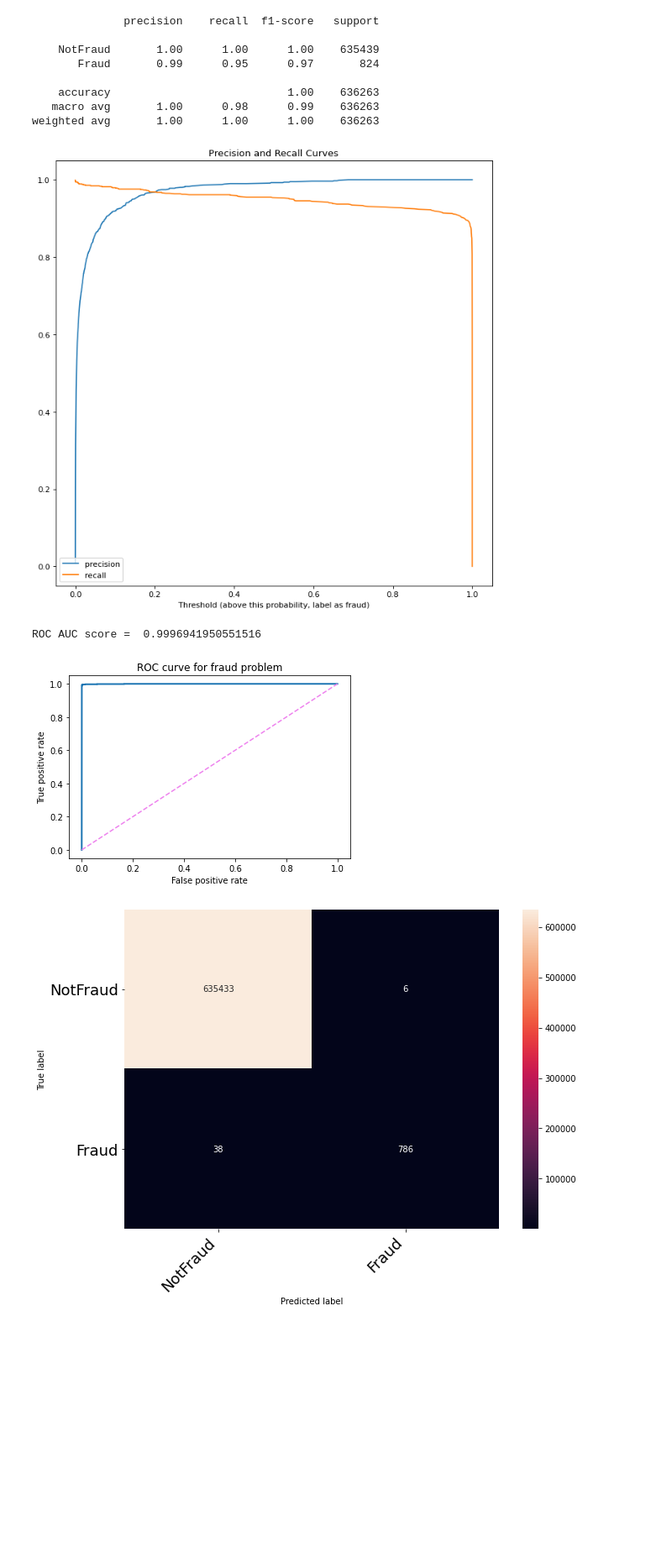
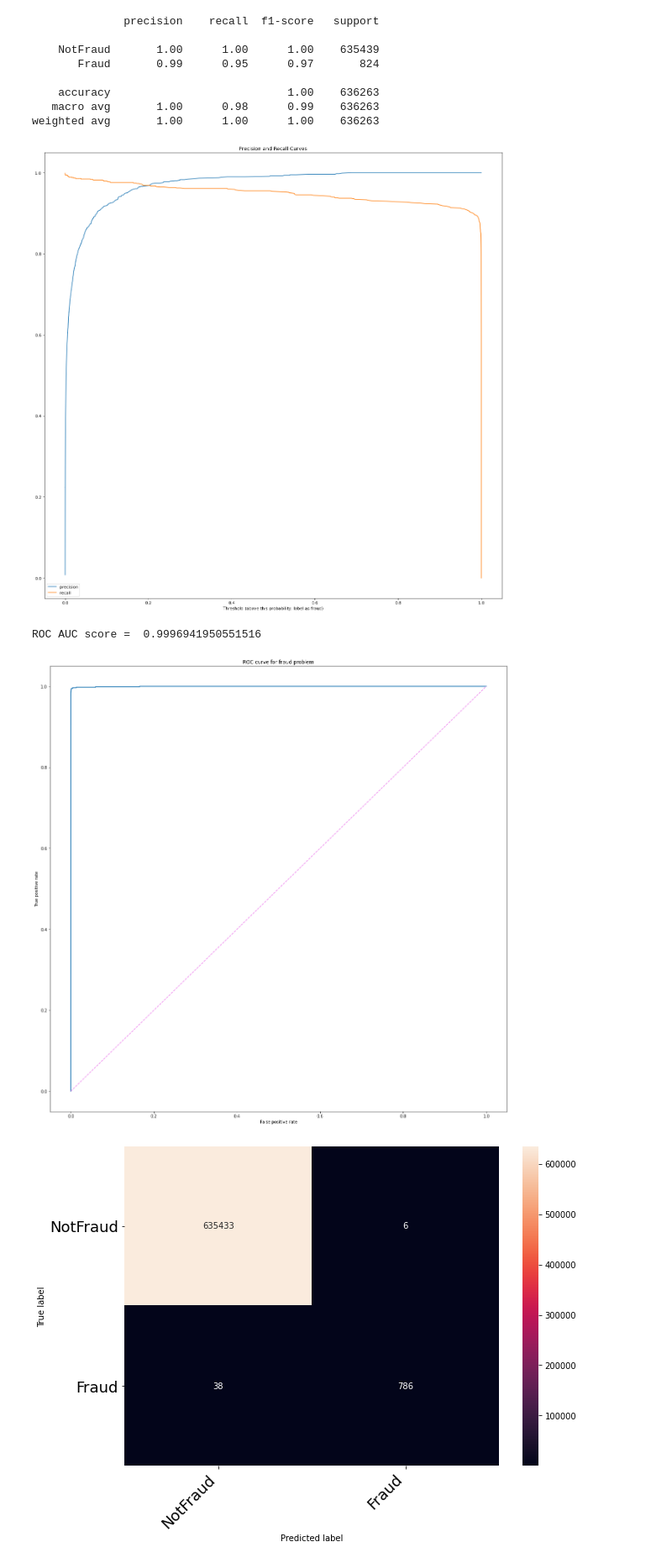
Before and after one commit to michael-a-green/Metis_Project3, a Jupyter notebook: Source/Project3_Final.ipynb, the cells around one changed output. Shown at 84% size. Drawn from its saved outputs; the diff is of its cells as text; code cells hidden in the pictures; blank space fills up the shorter version.

```diff
--- a/Source/Project3_Final.ipynb
+++ b/Source/Project3_Final.ipynb
@@ -1115,28 +1124,32 @@ weighted avg       1.00      1.00      1.00    636263
 Y_pred_prob = xgb_model.predict_proba(X_test_normal)
 precision_curve, recall_curve, threshold_curve = precision_recall_curve(Y_test, Y_pred_prob[:,1] )
 # %%
-plt.figure(figsize=(10,10),dpi=80)
+plt.figure(figsize=(20,20),dpi=80)
 plt.plot(threshold_curve, precision_curve[1:],label='precision')
 plt.plot(threshold_curve, recall_curve[1:], label='recall')
 plt.legend(loc='lower left')
-plt.xlabel('Threshold (above this probability, label as fraud)');
-plt.title('Precision and Recall Curves');
+plt.xlabel('Threshold (above this probability, label as fraud)')
+plt.title('Precision and Recall Curves')
+plt.savefig('../Data/xgb_precision_recall.png');
 # %% [output]
-[figure, old version]
+[figure, new version]
 # %%
 FalsePosRate, TruePosRate, Thresh = roc_curve(Y_test, Y_pred_prob[:,1])
+
+plt.figure(figsize=(20,20))
 plt.plot(FalsePosRate, TruePosRate,lw=2)
 plt.plot([0,1],[0,1],c='violet',ls='--')
 plt.xlim([-0.05,1.05])
 plt.ylim([-0.05,1.05])
 
 
 plt.xlabel('False positive rate')
 plt.ylabel('True positive rate')
-plt.title('ROC curve for fraud problem');
+plt.title('ROC curve for fraud problem')
+plt.savefig('../Data/xgb_roc_curve.png');
 print("ROC AUC score = ", roc_auc_score(Y_test, Y_pred_prob[:,1]))
 # %% [output]
 ROC AUC score =  0.9996941950551516
-[figure, old version]
+[figure, new version]
 # %%
 conf_matrix = confusion_matrix(y_true=Y_test, y_pred=Y_pred)
```
Also changed, not shown: parts of 16 cells of this notebook, 3 other files.
